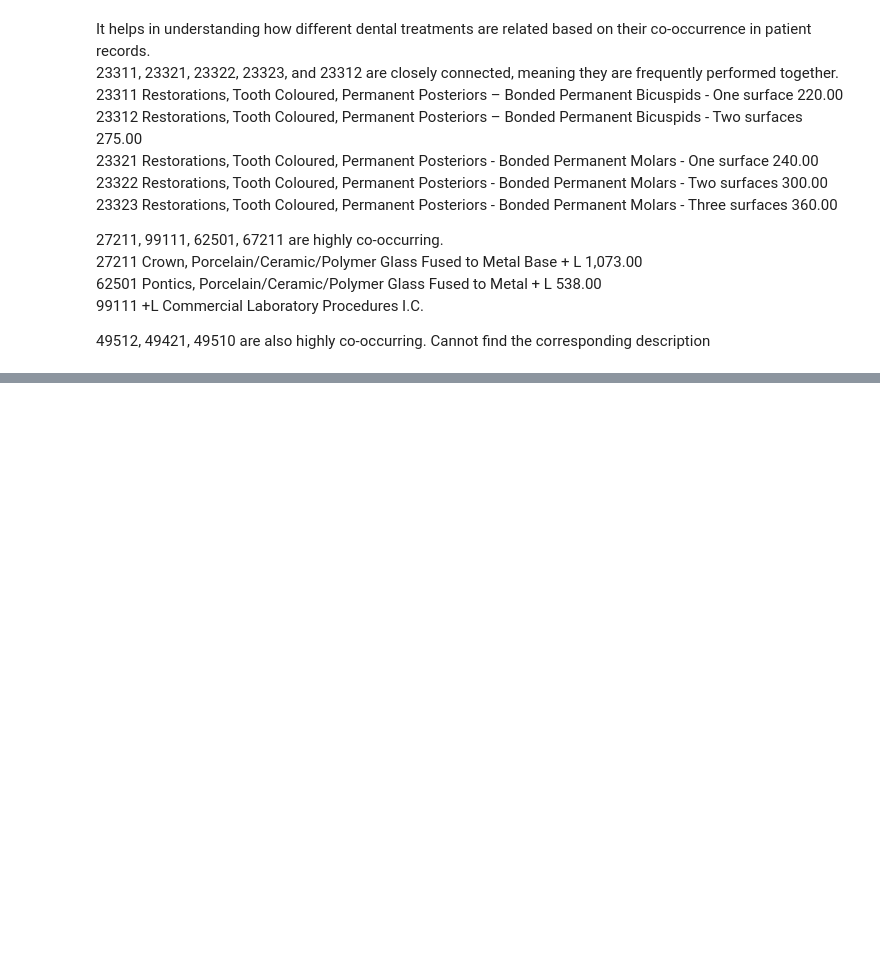
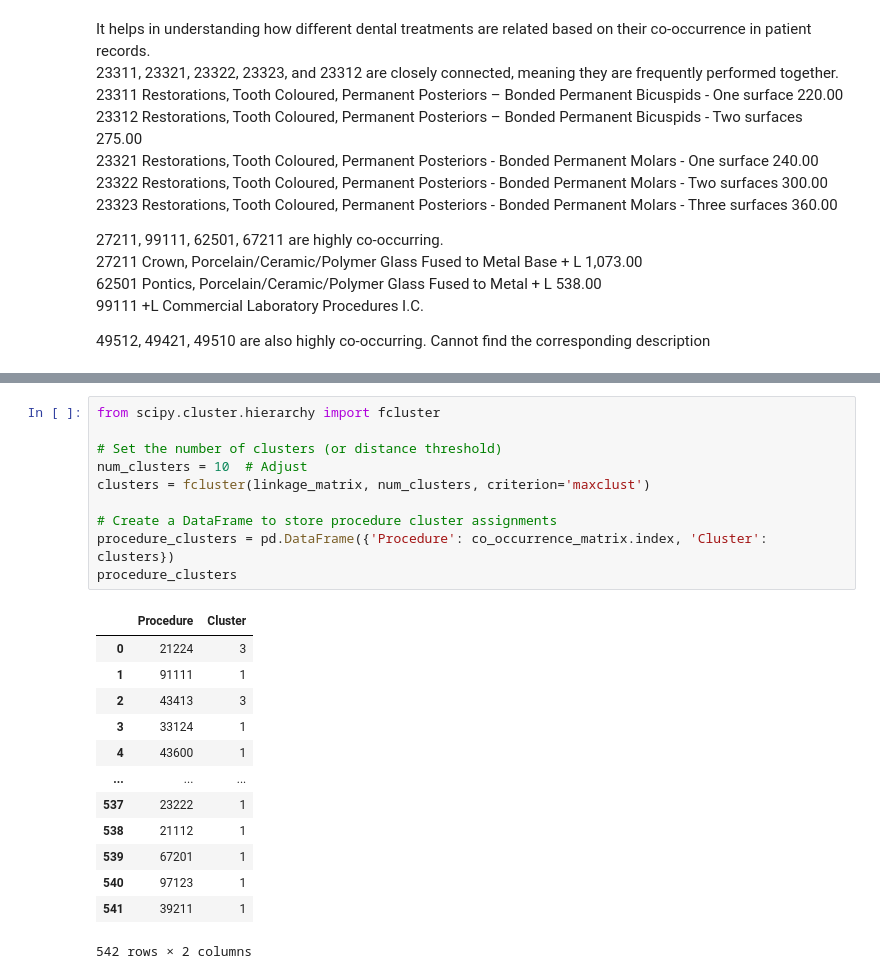
Before and after one commit to Fulankeee/SmilePass, a Jupyter notebook: Co-occurence_treatment_Analysis.ipynb, the cells around one changed output, grey strips where cells are left out. Drawn from its saved outputs; the diff is of its cells as text; blank space fills up the shorter version.

```diff
--- a/Co-occurence_treatment_Analysis.ipynb
+++ b/Co-occurence_treatment_Analysis.ipynb
@@ -105,0 +130,24 @@ Cannot find the corresponding description
+# %%
+from scipy.cluster.hierarchy import fcluster
+
+# Set the number of clusters (or distance threshold)
+num_clusters = 10  # Adjust
+clusters = fcluster(linkage_matrix, num_clusters, criterion='maxclust')
+
+# Create a DataFrame to store procedure cluster assignments
+procedure_clusters = pd.DataFrame({'Procedure': co_occurrence_matrix.index, 'Cluster': clusters})
+procedure_clusters
+# %% [output]
+|  | Procedure | Cluster |
+| 0 | 21224 | 3 |
+| 1 | 91111 | 1 |
+| 2 | 43413 | 3 |
+| 3 | 33124 | 1 |
+| 4 | 43600 | 1 |
+| ... | ... | ... |
+| 537 | 23222 | 1 |
+| 538 | 21112 | 1 |
+| 539 | 67201 | 1 |
+| 540 | 97123 | 1 |
+| 541 | 39211 | 1 |
+542 rows × 2 columns
```
Also changed, not shown: parts of 7 cells of this notebook.
